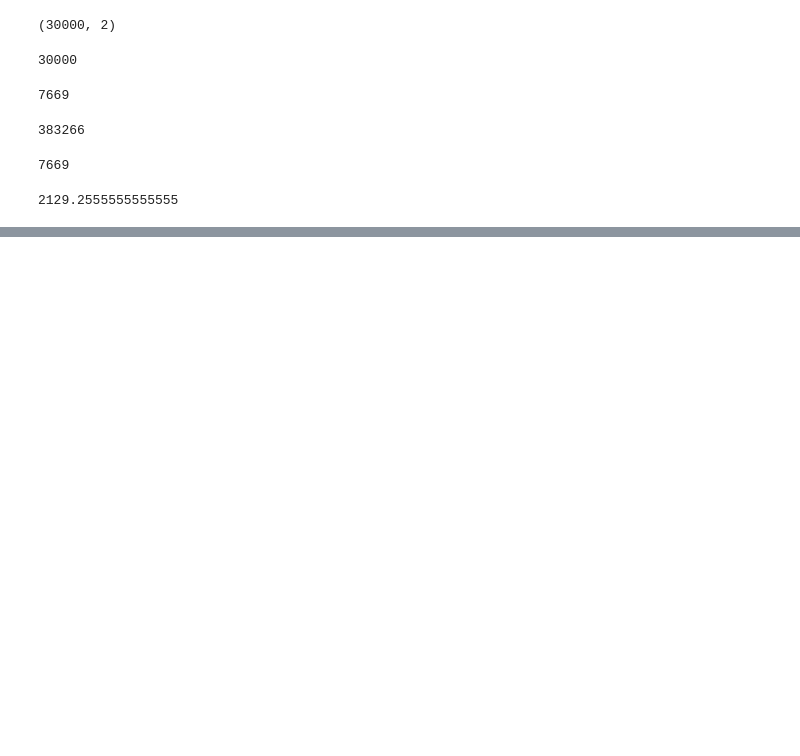
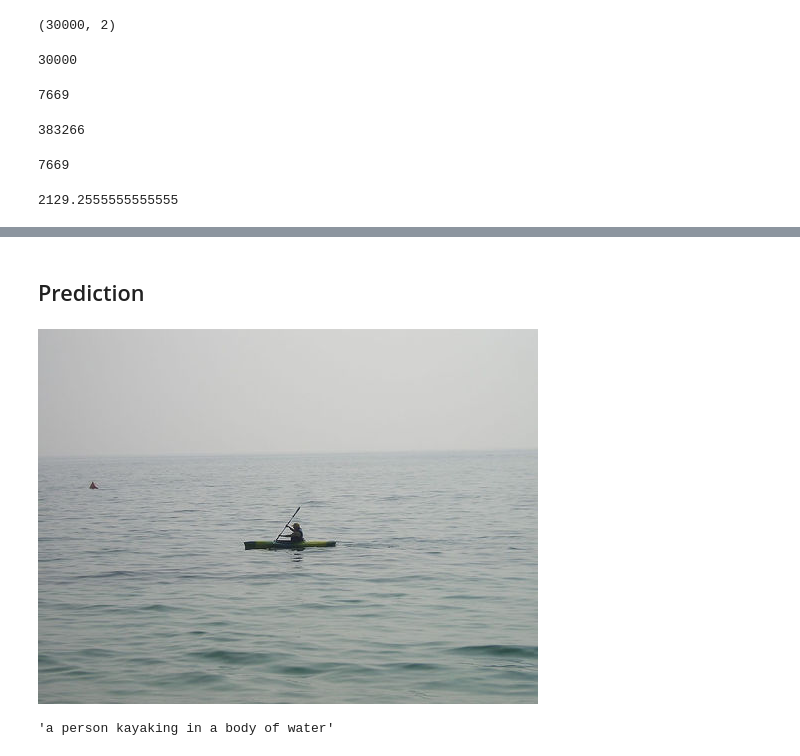
Before and after one commit to Mrnoorsingh/image-caption, a Jupyter notebook: keras_model.ipynb, the cells around one changed output, grey strips where cells are left out. Cells and saved outputs as stored; diff of their text form; code cells hidden in the pictures; blank space fills up the shorter version.

Commit message:
predict using beam search

```diff
--- a/keras_model.ipynb
+++ b/keras_model.ipynb
@@ -145,0 +149,2 @@ model.load_weights("180batch_60ep_newmodel_300.h5")
+# %% [markdown]
+## Prediction
@@ -145,0 +158,48 @@ model.load_weights("180batch_60ep_newmodel_300.h5")
+# %%
+def image_encoding(model,image):
+    img=preprocessing(image)
+    img=image_model.predict(img).reshape(2048,)
+    return img
+# %%
+image_model=ResNet50(include_top=False,weights="imagenet",input_shape=(224,224,3),pooling="avg")
+# %%
+#beam search decoding
+def BeamSearch(encoded_image,max_seq,k=3):
+    complete_sentences=[]
+    start_word=[[[word2id["<start>"]],1.0]]
+    while len(start_word[0][0]) < max_seq:
+        captions=[]
+        for i in start_word:
+            padded_seq=sequence.pad_sequences([i[0]],maxlen=39,padding="post")
+            pred=model.predict([np.array([encoded_image]), np.array(padded_seq)])[0]
+
+            #keep top k word indices
+            word_index = pred.argsort()[-k:]
+
+            for word in word_index:
+                partial_cap,prob=i[0][:],i[1]
+                partial_cap.append(word)
+                prob=prob+pred[word]
+                captions.append([partial_cap,prob])
+
+
+        #sort and keep the first k partial captions
+        start_word=sorted(captions,key=lambda x:x[1])
+        start_word=start_word[-k:]
+
+        for sublist in start_word:
+            if word2id["<end>"] in sublist[0]:
+                return " ".join([id2word[word] for word in sublist[0]][1:-1])
+
+    final_caption=[id2word[idx] for idx in start_word[-1][0] if idx!=word2id["<end>"]]
+    final_caption=" ".join(final_caption[1:])
+    return final_caption
+# %%
+img_path=Path("Flickr8k/Flicker8k_Dataset/19212715_20476497a3.jpg")
+test_img=image_encoding(image_model, img_path)
+img=Image(img_path)
+display(img)
+BeamSearch(test_img,15)
+# %% [output]
+[figure, added]
+'a person kayaking in a body of water'
```
Also changed, not shown: parts of 5 cells of this notebook.
